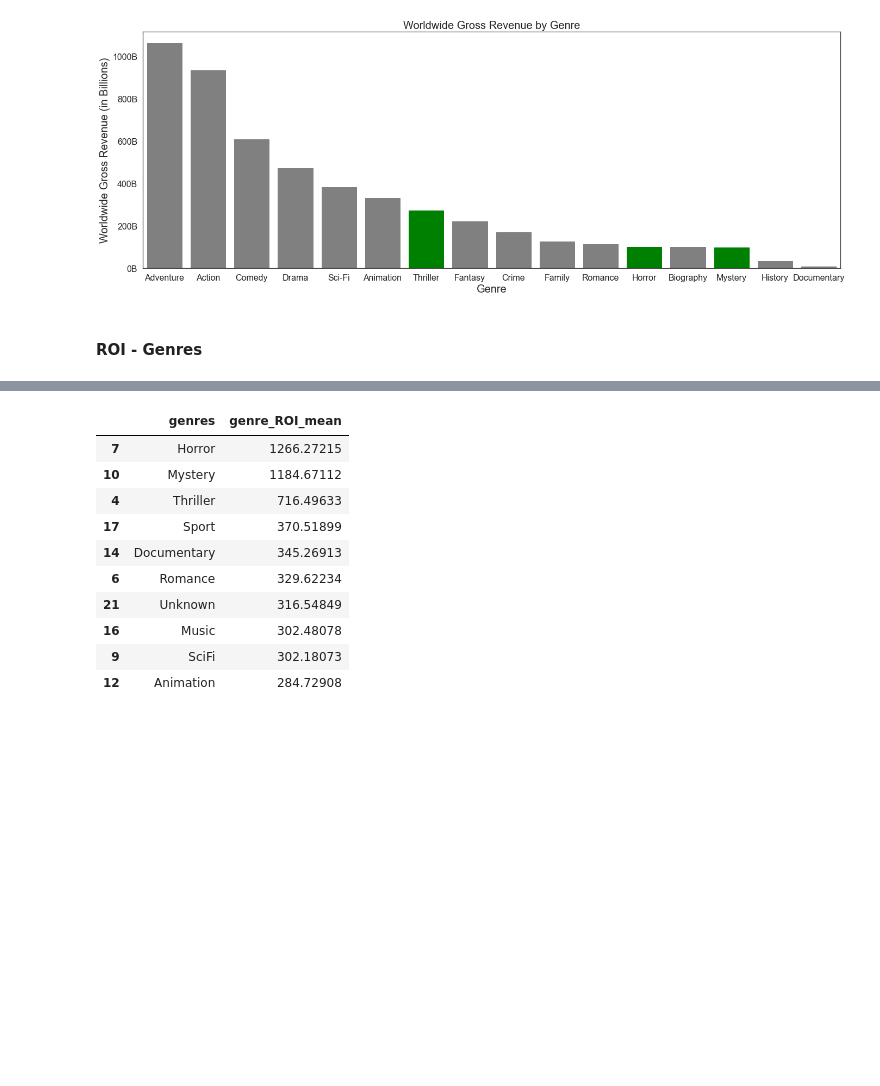
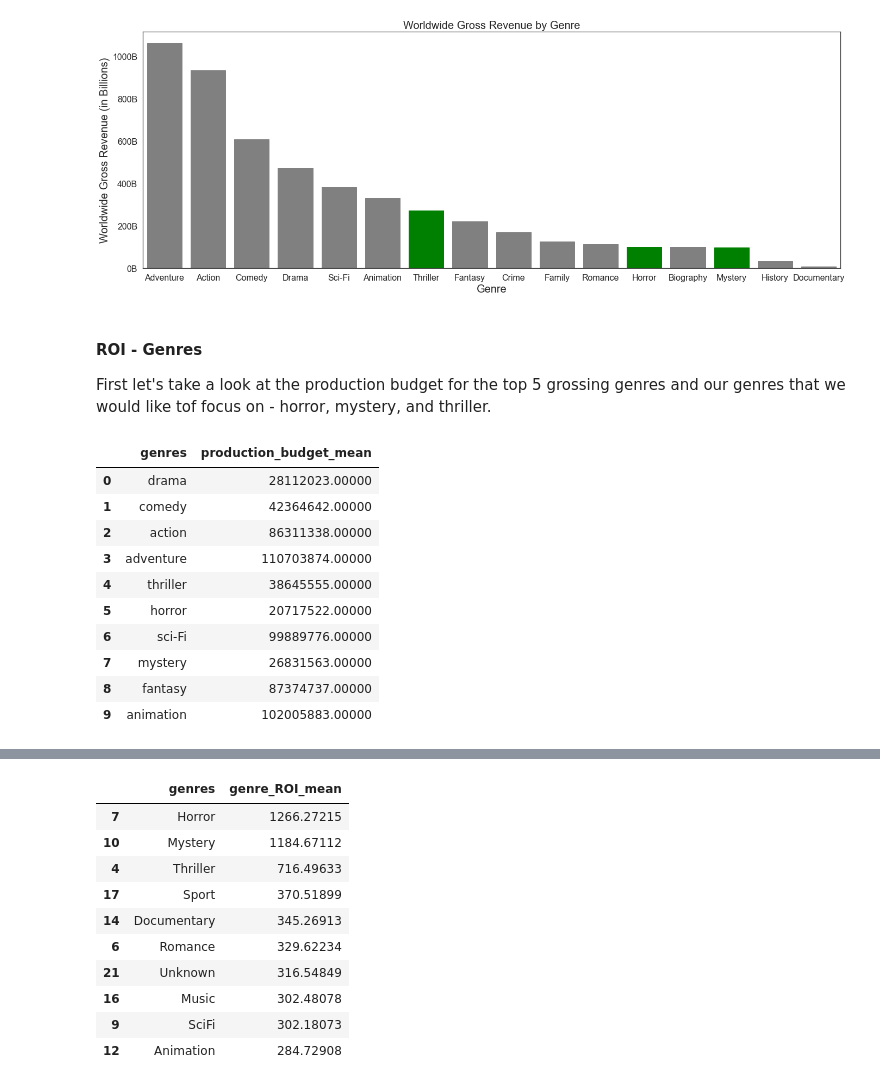
Before and after one commit to tvrjuana/microsoft-film-studio-analysis, a Jupyter notebook: microsoft_main.ipynb, the cells around one changed output, grey strips where cells are left out. Saved outputs shown, nothing was run; the diff lists cells and outputs as text; code cells hidden in the pictures; blank space fills up the shorter version.

```diff
--- a/microsoft_main.ipynb
+++ b/microsoft_main.ipynb
@@ -468,5 +468,28 @@ plt.title('Worldwide Gross Revenue by Genre', size = 20)
 plt.show()
 # %% [output]
 [figure]
-# %% [markdown]
-#### ROI - Genres
+# %% [markdown]
+#### ROI - Genres
+
+First let's take a look at the production budget for the top 5 grossing genres and our genres that we would like tof focus on - horror, mystery, and thriller.
+# %%
+#calculating the mean for the top genres and the genres we would like to focus on
+drama_ww_production_mean = drama_ww_gross_df['production_budget'].mean()
+comedy_ww_production_mean = comedy_ww_gross_df['production_budget'].mean()
+action_ww_production_mean = action_ww_gross_df['production_budget'].mean()
+adventure_ww_production_mean = adventure_ww_gross_df['production_budget'].mean()
+thriller_ww_production_mean = thriller_ww_gross_df['production_budget'].mean()
+horror_ww_production_mean = horror_ww_gross_df['production_budget'].mean()
+scifi_ww_production_mean = scifi_ww_gross_df['production_budget'].mean()
+mystery_ww_production_mean = mystery_ww_gross_df['production_budget'].mean()
+fantasy_ww_production_mean = fantasy_ww_gross_df['production_budget'].mean()
+animation_ww_production_mean = animation_ww_gross_df['production_budget'].mean()
+# %%
+#list of type string - top 10 genres
+budget_genre_list = ["drama",'comedy','action','adventure', 'thriller',
+                     'horror', 'sci-Fi','mystery','fantasy','animation']
+
+#list of type int
+genre_production_mean_list = [drama_ww_production_mean, comedy_ww_production_mean, action_ww_production_mean, adventure_ww_production_mean,
+                              thriller_ww_production_mean, horror_ww_production_mean, scifi_ww_production_mean, mystery_ww_production_mean,
+                              fantasy_ww_production_mean, animation_ww_production_mean]
@@ -472,0 +502,16 @@ plt.show()
+# %%
+#applying the ceiling function for better visualization
+production_budget_mean_df['production_budget_mean'] = production_budget_mean_df['production_budget_mean'].apply(np.ceil)
+production_budget_mean_df
+# %% [output]
+|  | genres | production_budget_mean |
+| 0 | drama | 28112023.00000 |
+| 1 | comedy | 42364642.00000 |
+| 2 | action | 86311338.00000 |
+| 3 | adventure | 110703874.00000 |
+| 4 | thriller | 38645555.00000 |
+| 5 | horror | 20717522.00000 |
+| 6 | sci-Fi | 99889776.00000 |
+| 7 | mystery | 26831563.00000 |
+| 8 | fantasy | 87374737.00000 |
+| 9 | animation | 102005883.00000 |
```
Also changed, not shown: parts of 10 cells of this notebook.
